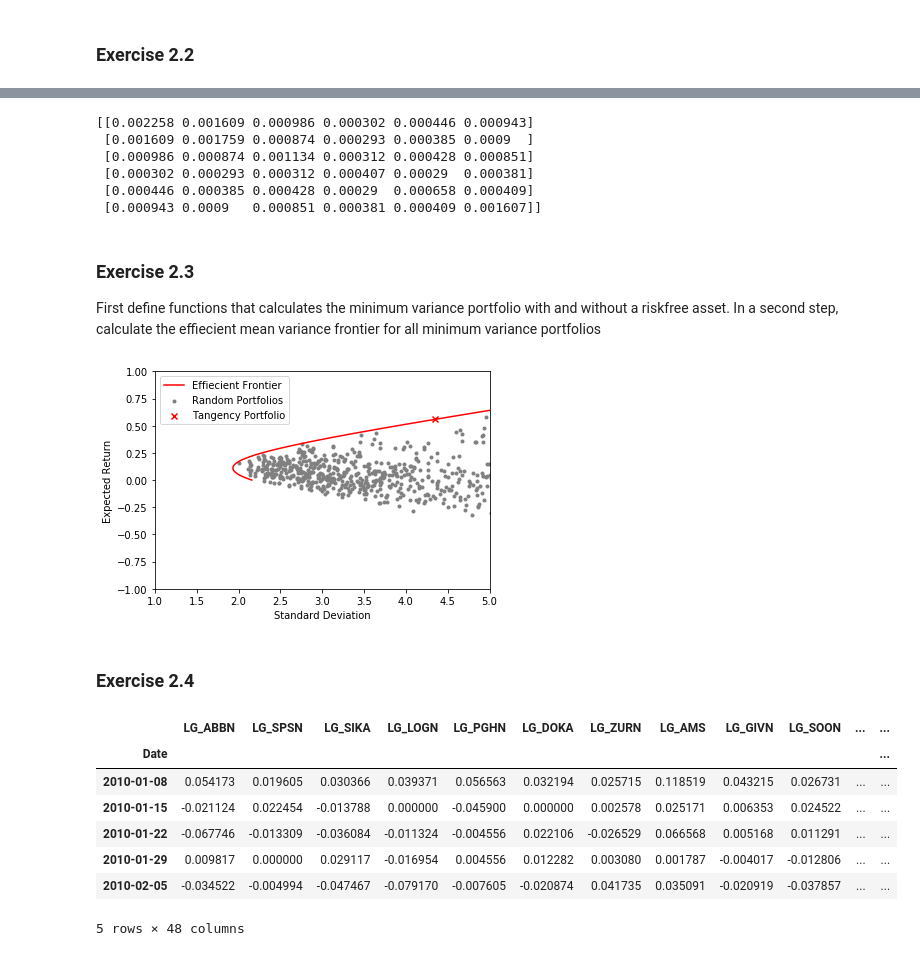
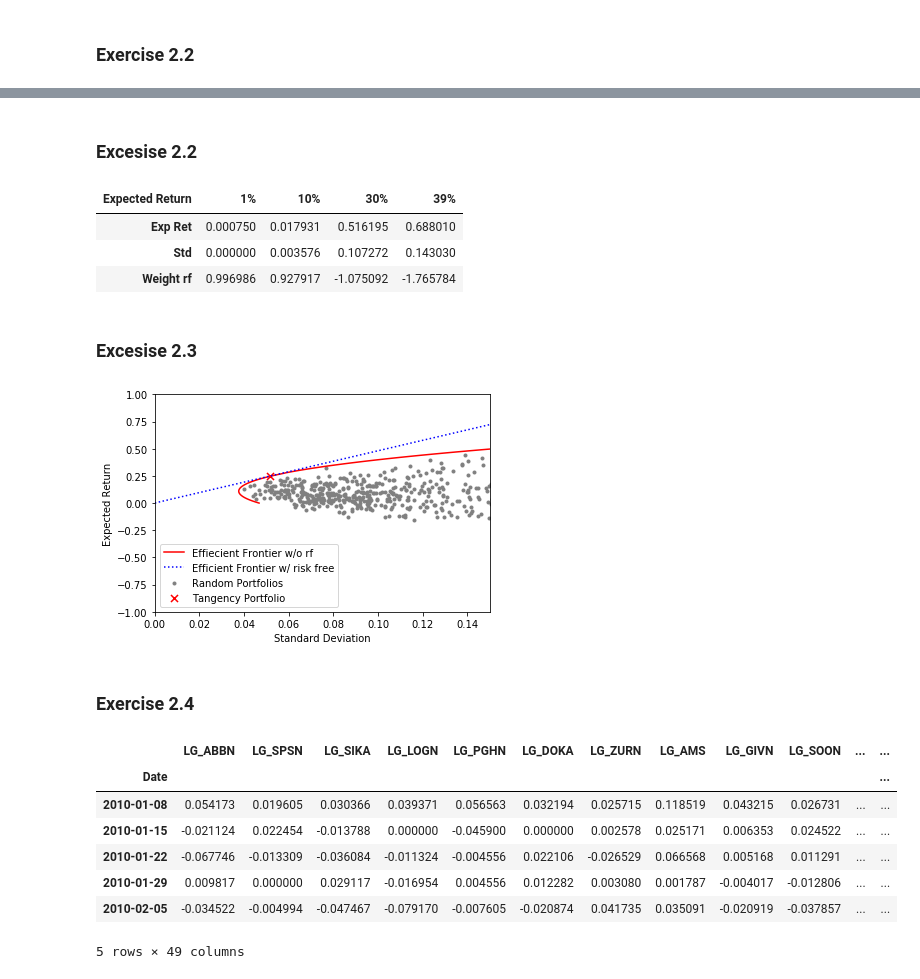
Before and after one commit to Luedman/Theory_of_Finance_Assignments, a Jupyter notebook: Assignment_1/Assignmentv01.ipynb, the cells around one changed output, grey strips where cells are left out. Cells and saved outputs as stored; diff of their text form; code cells hidden in the pictures.

```diff
--- a/Assignment_1/Assignmentv01.ipynb
+++ b/Assignment_1/Assignmentv01.ipynb
@@ -257,5 +263,7 @@ selected_stocks_cols = ['CSGN', 'UBSG', 'ABBN', 'NESN', 'NOVN', 'CFR']
 selected_stocks = stock_data.loc[:,(selected_stocks_cols)]
 
 lg_selected_stocks = log_returns(selected_stocks)
+
+lg_selected_stocks['Risk_Free'] = risk_free
 lg_selected_stocks.head()
 # %% [output]
@@ -278,35 +287,26 @@ LG_CFR     0.002238
 dtype: float64
 # %%
-#Expected Log Returns for selected stocks
-sel_expret  = np.mean(lg_selected_stocks)
+#Expected Log Returns for selected stocks with and without rf
+sel_expretrf  = np.mean(lg_selected_stocks)
+sel_expret    = np.mean(lg_selected_stocks.iloc[:,0:6])
 #print(expected_returns)
 
-#Covariance matrix rounded to 6 decimals for selected stocks
-sel_covmat = np.round(np.cov(lg_selected_stocks.values.T[:]),6)
-print(sel_covmat)
+#Covariance matrix rounded to 6 decimals for selected stocks with and without rf
+sel_covmatrf = np.round(np.cov(lg_selected_stocks.values.T[:]),6)
+sel_covmat   = np.round(np.cov(lg_selected_stocks.iloc[:,0:6].values.T[:]),6)
+#print(sel_covmatrf)
-# %% [output]
-[[0.002258 0.001609 0.000986 0.000302 0.000446 0.000943]
- [0.001609 0.001759 0.000874 0.000293 0.000385 0.0009  ]
- [0.000986 0.000874 0.001134 0.000312 0.000428 0.000851]
- [0.000302 0.000293 0.000312 0.000407 0.00029  0.000381]
- [0.000446 0.000385 0.000428 0.00029  0.000658 0.000409]
- [0.000943 0.0009   0.000851 0.000381 0.000409 0.001607]]
 # %%
 def portfolio_ret(w, expected_returns):
-    return np.sum(expected_returns * w)*100
+    return (np.sum(expected_returns * w)*100)
 
 def portfolio_vol(w, cov_mat):
-    return np.dot(np.dot(w.T,cov_mat), w)*100**2
+    return ((np.dot(np.dot(w.T,cov_mat), w)*100)**2)
 
 def neg_sharpe_ratio(w, expected_returns, cov_mat, risk_free):
     pstd = np.sqrt(portfolio_vol(w, cov_mat))
     preturn = portfolio_ret(w, expected_returns)
 
     return -(preturn - risk_free) / pstd
-# %% [markdown]
-### Exercise 2.3
-
-First define functions that calculates the minimum variance portfolio with and without a riskfree asset. In a second step, calculate the effiecient mean variance frontier for all minimum variance portfolios
 # %%
 #Calculate the minimum variance portfolio without riskless asset
 def minvar(ret, expected_returns, cov_mat):
@@ -426,36 +379,64 @@ def tangecy_portfolio(expected_returns, cov_mat, risk_free):
     tang_std = np.sqrt(portfolio_vol(result.x, cov_mat))
 
     return tang_mu, tang_std, result.x
+# %% [markdown]
+### Excesise 2.2
 # %%
 #Calculate the MV Frontier for selected stocks
-sel_minvar_ret, sel_minvar_std, minvar_wg = mv_frontier(sel_expret, sel_covmat)
+sel_minvar_ret, sel_minvar_std, minvar_wg             = mv_frontier(sel_expret, sel_covmat)
+
+#Calculate the Tangency Portfolio for selected stocks
+sel_tang_mu, sel_tang_std, _ = tangecy_portfolio(sel_expret, sel_covmat, risk_free)
+
+#Calculate Radom Portfolios
 sel_rp_ret, sel_rp_std = random_portfolios(1000, sel_expret, sel_covmat)
+
+#Min Var Frontier w/ risk free asset
+sel_minvar_stdrf   = np.linspace(0, sel_minvar_std[59], len(sel_minvar_std[:60]))
+sel_minvar_retrf   = np.divide(np.dot(sel_minvar_stdrf,sel_tang_mu),sel_tang_std) + risk_free
+sel_minvar_wgrf    = 1 - sel_minvar_retrf / sel_tang_mu
+# %%
+portfolios = pd.DataFrame({'1%'    : [sel_minvar_retrf[0] ,sel_minvar_stdrf[0], sel_minvar_wgrf[0]],
+                           '10%'   : [sel_minvar_retrf[1] ,sel_minvar_stdrf[1], sel_minvar_wgrf[1]],
+                           '30%'   : [sel_minvar_retrf[30],sel_minvar_stdrf[30],sel_minvar_wgrf[30]],
+                           '39%'   : [sel_minvar_retrf[40],sel_minvar_stdrf[40],sel_minvar_wgrf[40]]},
+                            index = ['Exp Ret', 'Std', 'Weight rf'])
+
+portfolios.columns.name = 'Expected Return'
+portfolios
+# %% [output]
+| Expected Return | 1% | 10% | 30% | 39% |
+| Exp Ret | 0.000750 | 0.017931 | 0.516195 | 0.688010 |
+| Std | 0.000000 | 0.003576 | 0.107272 | 0.143030 |
+| Weight rf | 0.996986 | 0.927917 | -1.075092 | -1.765784 |
+# %% [markdown]
+### Excesise 2.3
 # %%
-#Calculate the Tangency Portfolio for selected stocks
-sel_tang_mu, sel_tang_std, _ = tangecy_portfolio(sel_expret, sel_covmat, risk_free)
-
 #Plot the MV Frontier for selected stocks
 chart_3 = plt.scatter(sel_rp_std, sel_rp_ret, marker = '.', color = 'grey', label = 'Random Portfolios')
-chart_3 = plt.scatter([sel_tang_std], [sel_tang_mu], color = 'red',marker = 'x', label = 'Tangency Portfolio')
-chart_3 = plt.plot(sel_minvar_std, sel_minvar_ret, color = 'red', label = 'Effiecient Frontier')
 
+chart_3 = plt.plot(sel_minvar_std, sel_minvar_ret, color = 'red', label = 'Effiecient Frontier w/o rf')
+chart_4 = plt.plot(sel_minvar_stdrf, sel_minvar_retrf, color = 'blue', label = 'Efficient Frontier w/ risk free' , linestyle = ':')
+
+chart_3 = plt.scatter([sel_tang_std], [sel_tang_mu], color = 'red',marker = 'x', label = 'Tangency Portfolio',  s=50)
 
 chart_3 = plt.legend()
 
 axes = plt.gca()
-axes.set_xlim([1,5])
+axes.set_xlim([0,0.15])
 axes.set_ylim([-1,1])
 
 chart_3 = plt.xlabel('Standard Deviation')
 chart_3 = plt.ylabel('Expected Return')
 
 chart_3 = plt.show()
 # %% [output]
-[figure, old version]
+[figure, new version]
 # %% [markdown]
 ### Exercise 2.4
 # %%
 lg_stock_data = log_returns(stock_data)
+lg_stock_data['Risk_Free'] = risk_free
 lg_stock_data.head()
 # %% [output]
 |  | LG_ABBN | LG_SPSN | LG_SIKA | LG_LOGN | LG_PGHN | LG_DOKA | LG_ZURN | LG_AMS | LG_GIVN | LG_SOON | ... | ... |
@@ -465,6 +446,6 @@ lg_stock_data.head()
 | 2010-01-22 | -0.067746 | -0.013309 | -0.036084 | -0.011324 | -0.004556 | 0.022106 | -0.026529 | 0.066568 | 0.005168 | 0.011291 | ... | ... |
 | 2010-01-29 | 0.009817 | 0.000000 | 0.029117 | -0.016954 | 0.004556 | 0.012282 | 0.003080 | 0.001787 | -0.004017 | -0.012806 | ... | ... |
 | 2010-02-05 | -0.034522 | -0.004994 | -0.047467 | -0.079170 | -0.007605 | -0.020874 | 0.041735 | 0.035091 | -0.020919 | -0.037857 | ... | ... |
-5 rows × 48 columns
+5 rows × 49 columns
 # %%
 #Expected Log Returns for 48 Stocks
```
Also changed, not shown: parts of 16 cells of this notebook.
